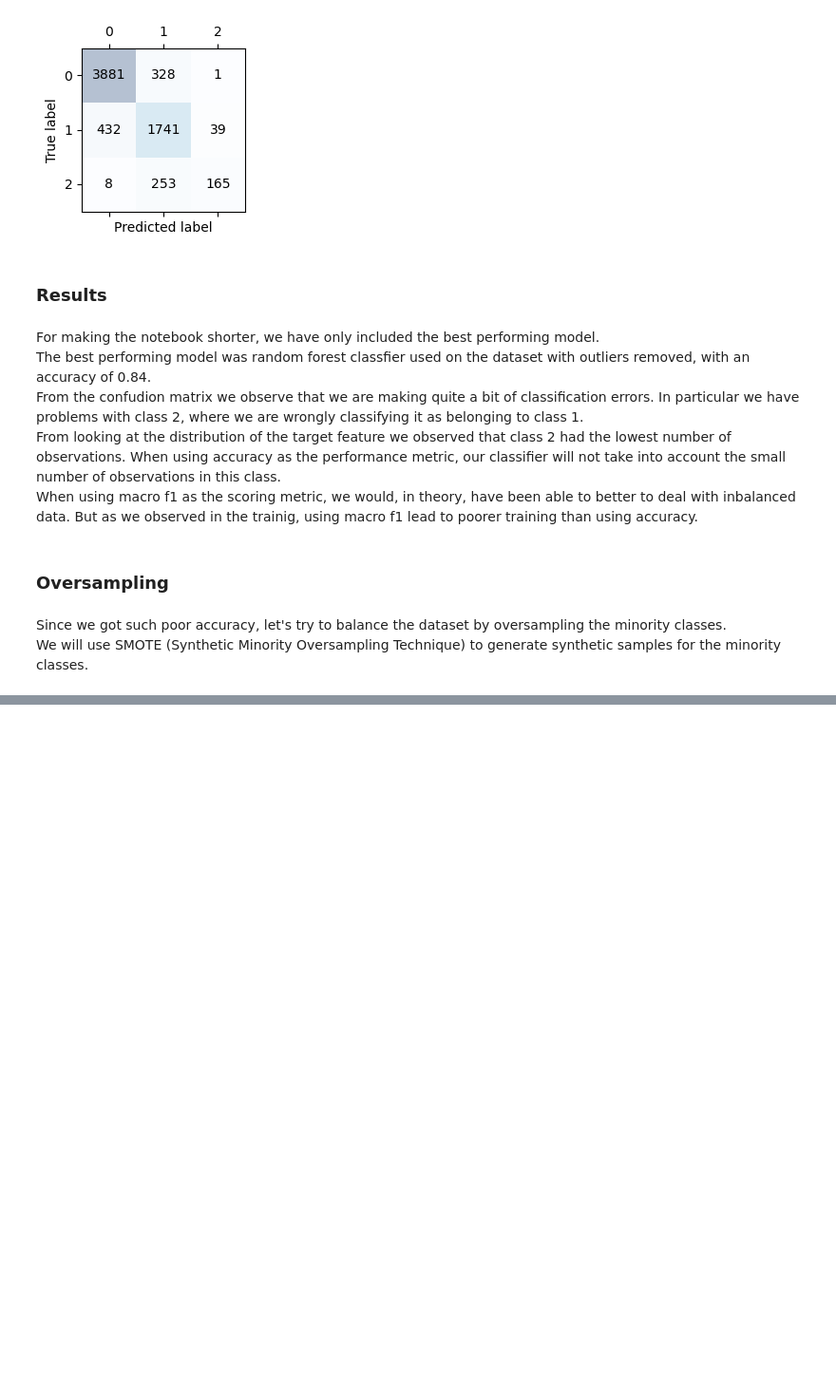
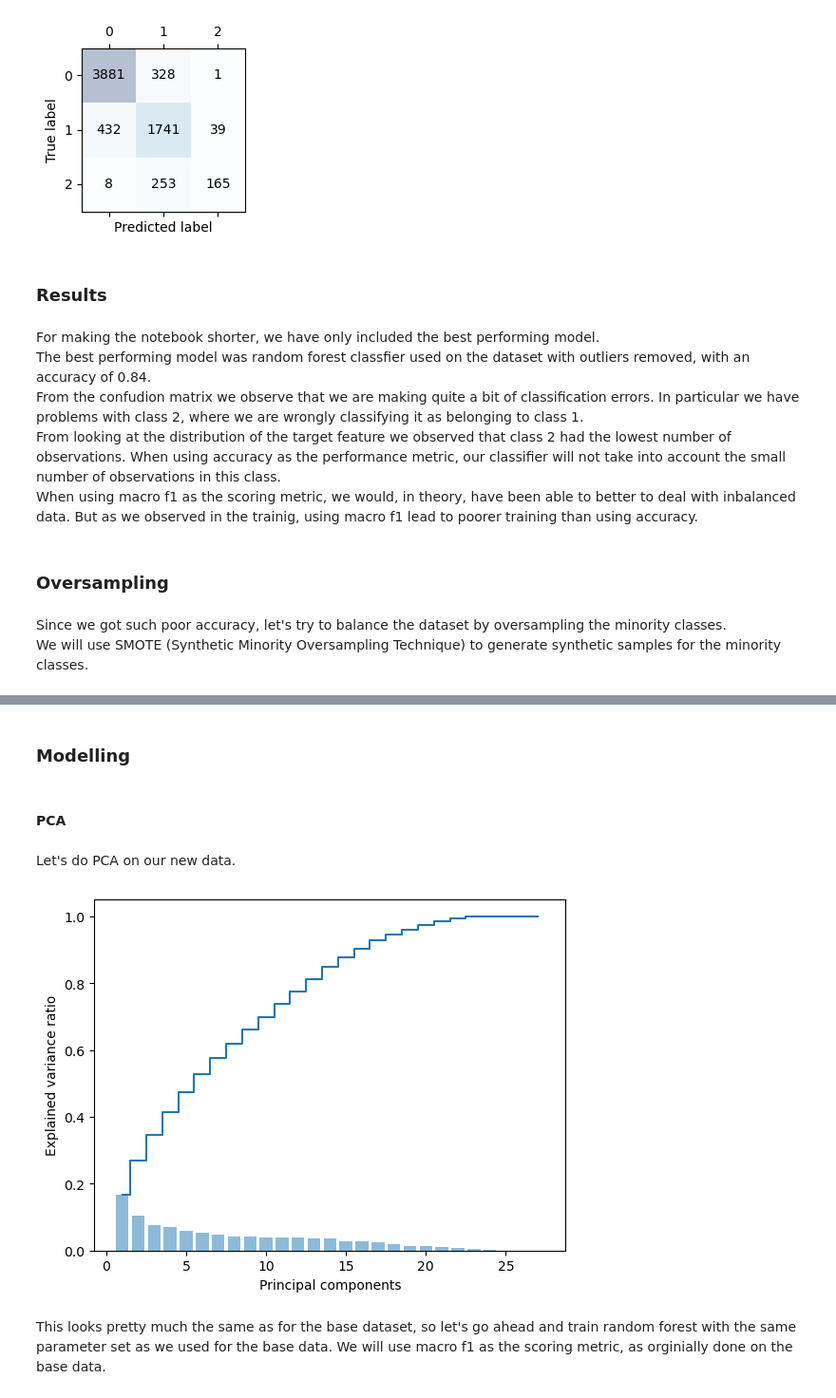
Before and after one commit to KristofferHemm/housepriceprediction, a Jupyter notebook: housepriceprediction.ipynb, the cells around one changed output, grey strips where cells are left out. Shown: that part at 95% size. Drawn from its saved outputs; the diff is of its cells as text; code cells hidden in the pictures; blank space fills up the shorter version.

```diff
--- a/housepriceprediction.ipynb
+++ b/housepriceprediction.ipynb
@@ -548,0 +528,5 @@ PCA looks to be the same as for the
+# %%
+sc = StandardScaler()
+sc.fit(X_train_oversampled)
+X_train_oversampled_scaled = sc.transform(X_train_oversampled)
+X_test_oversampled_scaled = sc.transform(X_test)
@@ -548,0 +556,19 @@ PCA looks to be the same as for the
+# %% [markdown]
+### Modelling
+# %% [markdown]
+#### PCA
+# %% [markdown]
+Let's do PCA on our new data.
+# %%
+ncomp = 27
+pca = PCA(n_components=ncomp)
+X_train_pca = pca.fit_transform(X_train_oversampled_scaled)
+plt.bar(range(1, ncomp+1), pca.explained_variance_ratio_, alpha=0.5, align='center')
+plt.step(range(1, ncomp+1), np.cumsum(pca.explained_variance_ratio_), where='mid')
+plt.ylabel('Explained variance ratio')
+plt.xlabel('Principal components')
+plt.show()
+# %% [output]
+[figure, added]
+# %% [markdown]
+This looks pretty much the same as for the base dataset, so let's go ahead and train random forest with the same parameter set as we used for the base data. We will use macro f1 as the scoring metric, as orginially done on the base data.
```
Also changed, not shown: parts of 24 cells of this notebook.
